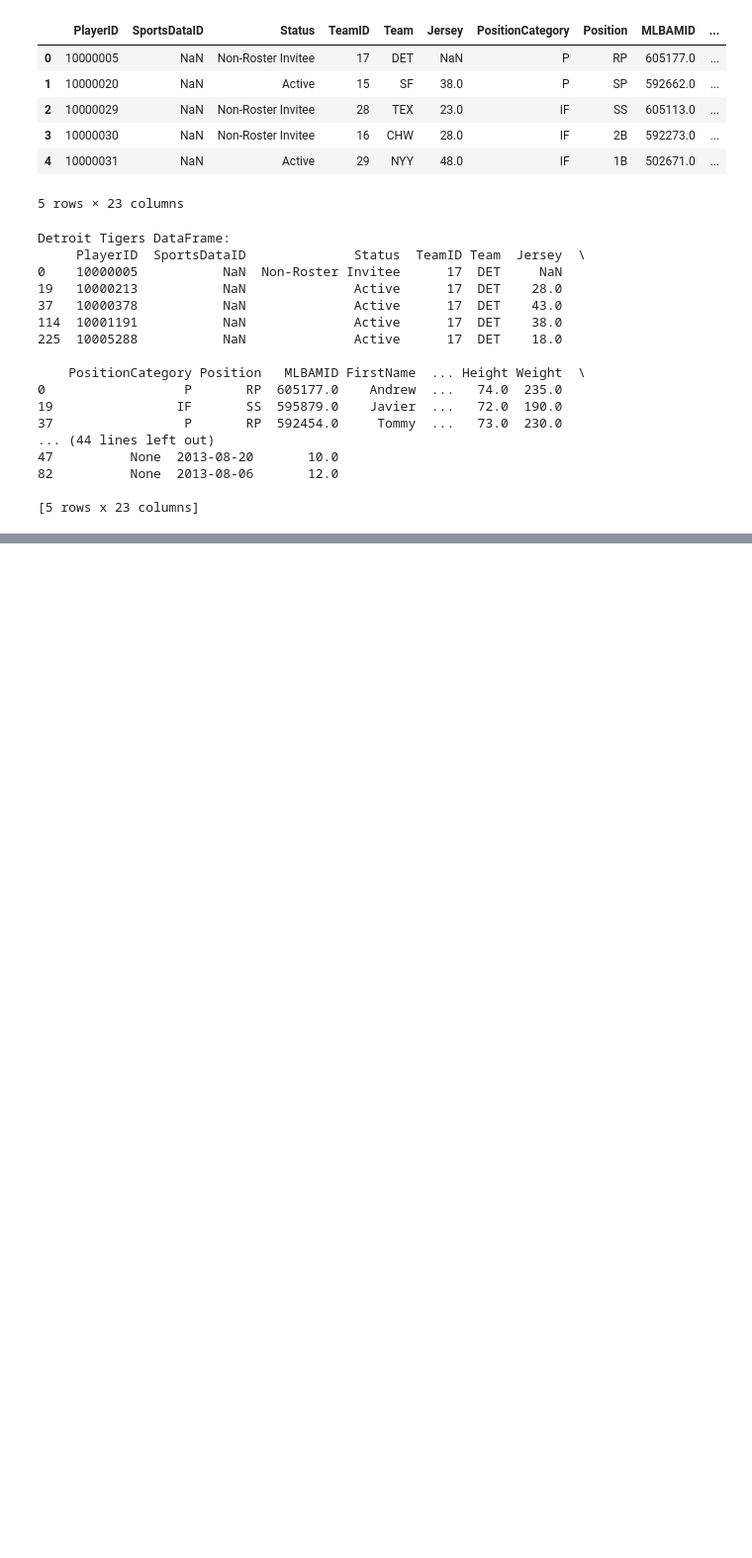
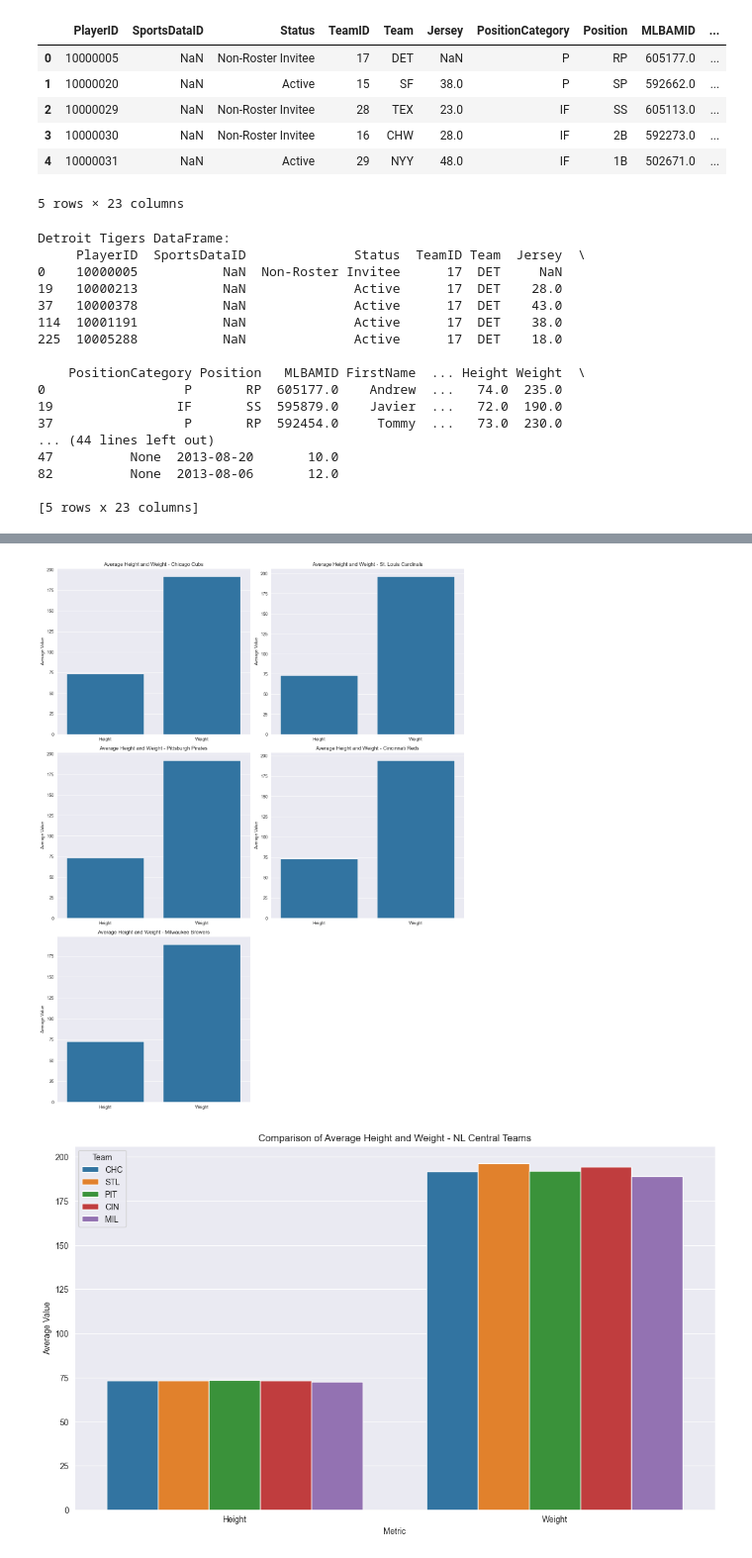
Before and after one commit to avidcyclist/baseball_data, a Jupyter notebook: data/all_players_messing_around.ipynb, the cells around one changed output, grey strips where cells are left out. Shown at 99% size. Drawn from its saved outputs; the diff is of its cells as text; code cells hidden in the pictures; blank space fills up the shorter version.

```diff
--- a/data/all_players_messing_around.ipynb
+++ b/data/all_players_messing_around.ipynb
@@ -67,0 +214,62 @@ Detroit Tigers DataFrame:
+# %%
+# Calculate average height and weight for each team
+chc_avg_height = chc_players_df['Height'].mean()
+chc_avg_weight = chc_players_df['Weight'].mean()
+stl_avg_height = stl_players_df['Height'].mean()
+stl_avg_weight = stl_players_df['Weight'].mean()
+pit_avg_height = pit_players_df['Height'].mean()
+pit_avg_weight = pit_players_df['Weight'].mean()
+cin_avg_height = cin_players_df['Height'].mean()
+cin_avg_weight = cin_players_df['Weight'].mean()
+mil_avg_height = mil_players_df['Height'].mean()
+mil_avg_weight = mil_players_df['Weight'].mean()
+
+# Create individual charts for each team
+fig, axes = plt.subplots(3, 2, figsize=(14, 18))
+
+# Chicago Cubs chart
+sns.barplot(x=['Height', 'Weight'], y=[chc_avg_height, chc_avg_weight], ax=axes[0, 0])
+axes[0, 0].set_title('Average Height and Weight - Chicago Cubs')
+axes[0, 0].set_ylabel('Average Value')
+
+# St. Louis Cardinals chart
+sns.barplot(x=['Height', 'Weight'], y=[stl_avg_height, stl_avg_weight], ax=axes[0, 1])
+axes[0, 1].set_title('Average Height and Weight - St. Louis Cardinals')
+axes[0, 1].set_ylabel('Average Value')
+
+# Pittsburgh Pirates chart
+sns.barplot(x=['Height', 'Weight'], y=[pit_avg_height, pit_avg_weight], ax=axes[1, 0])
+axes[1, 0].set_title('Average Height and Weight - Pittsburgh Pirates')
+axes[1, 0].set_ylabel('Average Value')
+
+# Cincinnati Reds chart
+sns.barplot(x=['Height', 'Weight'], y=[cin_avg_height, cin_avg_weight], ax=axes[1, 1])
+axes[1, 1].set_title('Average Height and Weight - Cincinnati Reds')
+axes[1, 1].set_ylabel('Average Value')
+
+# Milwaukee Brewers chart
+sns.barplot(x=['Height', 'Weight'], y=[mil_avg_height, mil_avg_weight], ax=axes[2, 0])
+axes[2, 0].set_title('Average Height and Weight - Milwaukee Brewers')
+axes[2, 0].set_ylabel('Average Value')
+
+# Hide the empty subplot
+axes[2, 1].axis('off')
+
+plt.tight_layout()
+plt.show()
+
+# Create a combined chart to compare the averages
+avg_data = pd.DataFrame({
+    'Team': ['CHC', 'CHC', 'STL', 'STL', 'PIT', 'PIT', 'CIN', 'CIN', 'MIL', 'MIL'],
+    'Metric': ['Height', 'Weight', 'Height', 'Weight', 'Height', 'Weight', 'Height', 'Weight', 'Height', 'Weight'],
+    'Average': [chc_avg_height, chc_avg_weight, stl_avg_height, stl_avg_weight, pit_avg_height, pit_avg_weight, cin_avg_height, cin_avg_weight, mil_avg_height, mil_avg_weight]
+})
+
+plt.figure(figsize=(14, 8))
+sns.barplot(x='Metric', y='Average', hue='Team', data=avg_data)
+plt.title('Comparison of Average Height and Weight - NL Central Teams')
+plt.ylabel('Average Value')
+plt.show()
+# %% [output]
+[figure, added]
+[figure, added]
```
Also changed, not shown: parts of 5 cells of this notebook.
